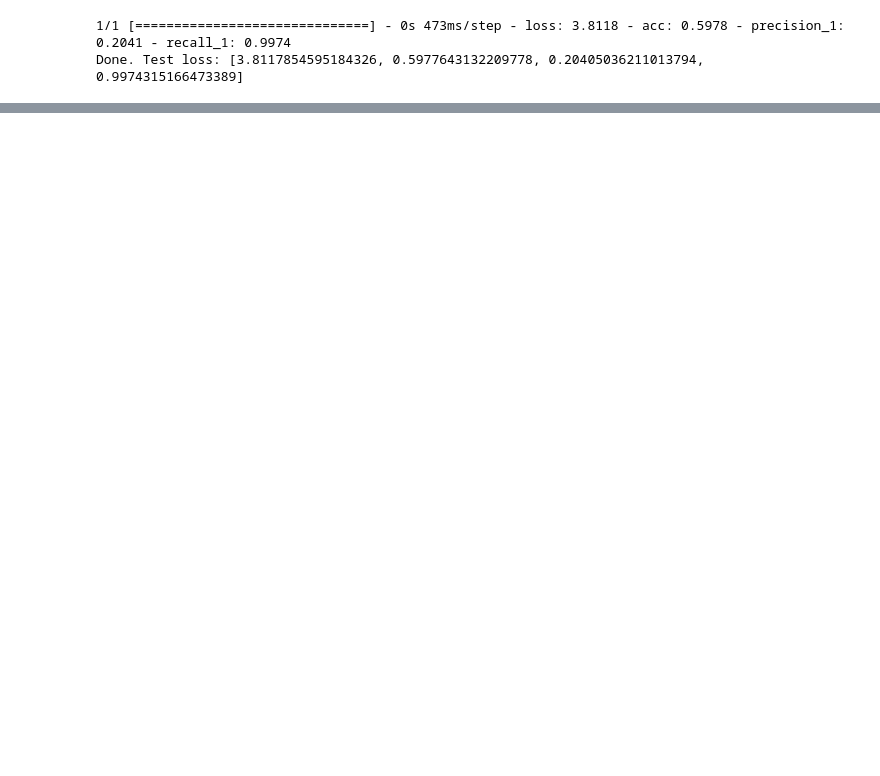
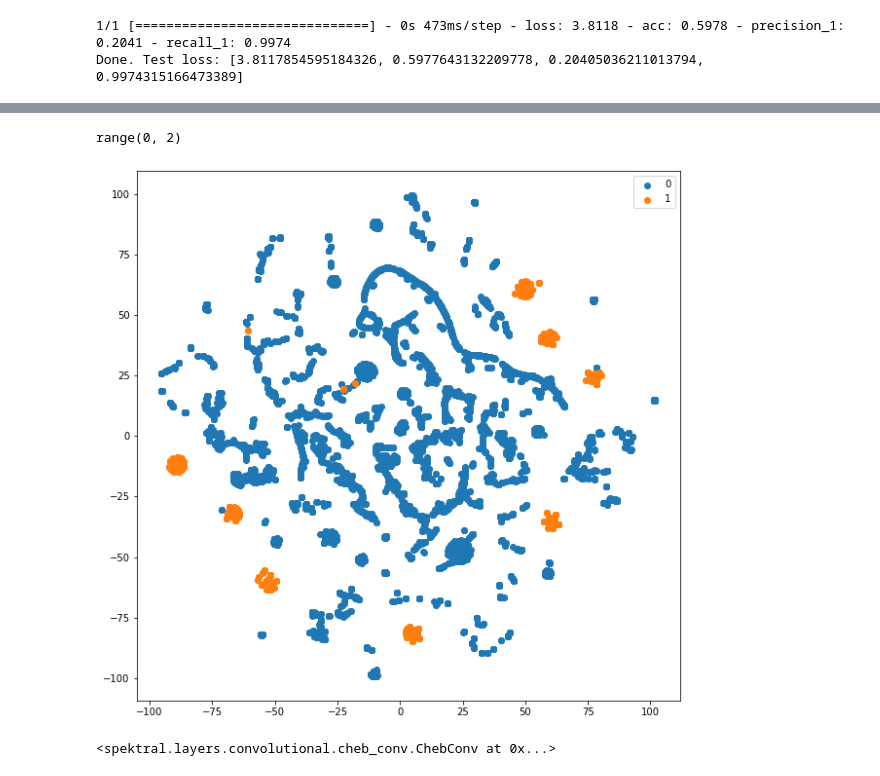
Before and after one commit to CSCCNY/final-project-faultdetection-cnny, a Jupyter notebook: Notebooks/GCN- Multiple graphs input-Cheb.ipynb, the cells around one changed output, grey strips where cells are left out. Saved outputs shown, nothing was run; the diff lists cells and outputs as text; code cells hidden in the pictures; blank space fills up the shorter version.

Commit message:
Layer level TSNE outcome, precision-recall curve

```diff
--- a/Notebooks/GCN- Multiple graphs input-Cheb.ipynb
+++ b/Notebooks/GCN- Multiple graphs input-Cheb.ipynb
@@ -462,0 +521,14 @@ for test_data in dataset_tr:
+# %%
+from sklearn.manifold import TSNE
+test_data = dataset_tr[0]
+X_te = test_data.x
+A_te = test_data.a
+y_te = test_data.y
+
+layer_outputs = [layer.output for layer in model.layers]
+activation_model = Model(inputs=model.input, outputs=layer_outputs)
+activations = activation_model.predict([X_te,A_te, A_te],batch_size=X_te.shape[0])
+
+#Get t-SNE Representation
+#get the hidden layer representation after the first GCN layer
+x_tsne = TSNE(n_components=2).fit_transform(activations[3])
@@ -462,0 +537,30 @@ for test_data in dataset_tr:
+# %%
+# len(layer_outputs)
+# x_tsne1 = TSNE(n_components=2).fit_transform(activations[0])
+# x_tsne2 = TSNE(n_components=2).fit_transform(activations[1])
+x_tsne3 = TSNE(n_components=2).fit_transform(activations[18])
+# %%
+from collections import Counter
+from sklearn.manifold import TSNE
+import matplotlib.pyplot as plt
+
+num_classes = 2
+def plot_tSNE(labels_encoded,x_tsne):
+    color_map = labels_encoded
+    plt.figure(figsize=(10,10))
+    for cl in range(num_classes):
+        indices = np.where(color_map==cl)
+        indices = indices[0]
+        plt.scatter(x_tsne[indices,0], x_tsne[indices, 1], label=cl, alpha=0.5)
+    plt.legend()
+    plt.show()
+
+# plot_tSNE(y_te,x_tsne)
+# %%
+range(num_classes)
+# %% [output]
+range(0, 2)
+# %%
+plot_tSNE(y_te,x_tsne3)
+# %% [output]
+[figure, added]
@@ -462,0 +569,4 @@ for test_data in dataset_tr:
+# %%
+model.layers[2]
+# %% [output]
+<spektral.layers.convolutional.cheb_conv.ChebConv at 0x...>
```
Also changed, not shown: parts of 19 cells of this notebook.
